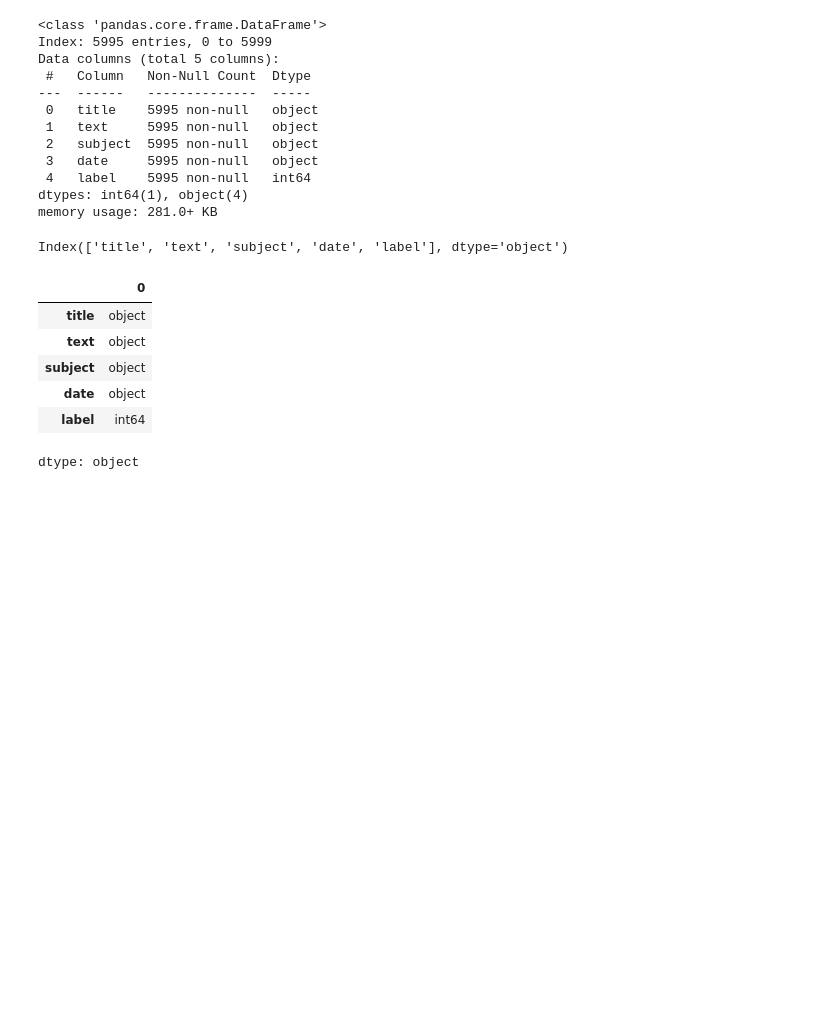
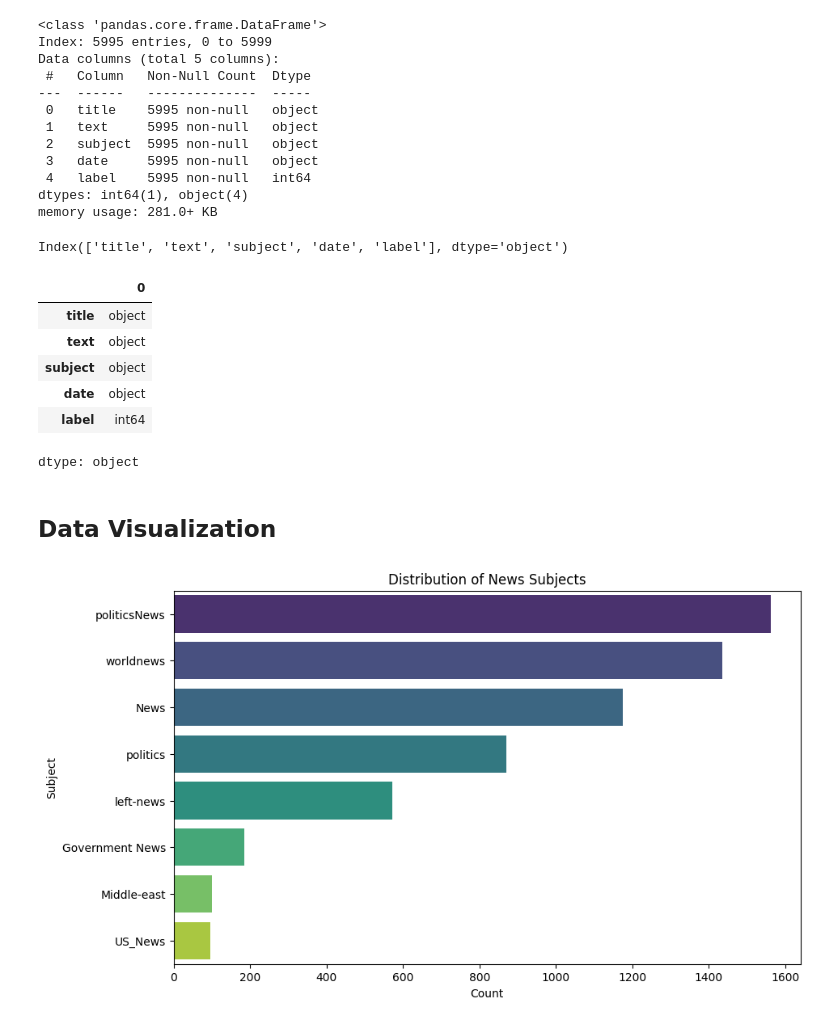
Before and after one commit to kxrrym03/Fake-News-Detection, a Jupyter notebook: Fake_News_Detection.ipynb, the cells around one changed output. Saved outputs shown, nothing was run; the diff lists cells and outputs as text; code cells hidden in the pictures; blank space fills up the shorter version.

```diff
--- a/Fake_News_Detection.ipynb
+++ b/Fake_News_Detection.ipynb
@@ -96,3 +96,14 @@ df.dtypes
 | date | object |
 | label | int64 |
 dtype: object
+# %% [markdown]
+## Data Visualization
+# %%
+plt.figure(figsize=(10, 6))
+sns.countplot(data=df, y='subject', order=df['subject'].value_counts().index, palette='viridis')
+plt.title('Distribution of News Subjects')
+plt.xlabel('Count')
+plt.ylabel('Subject')
+plt.show()
+# %% [output]
+[figure, added]
```
Also changed, not shown: parts of 10 cells of this notebook.
